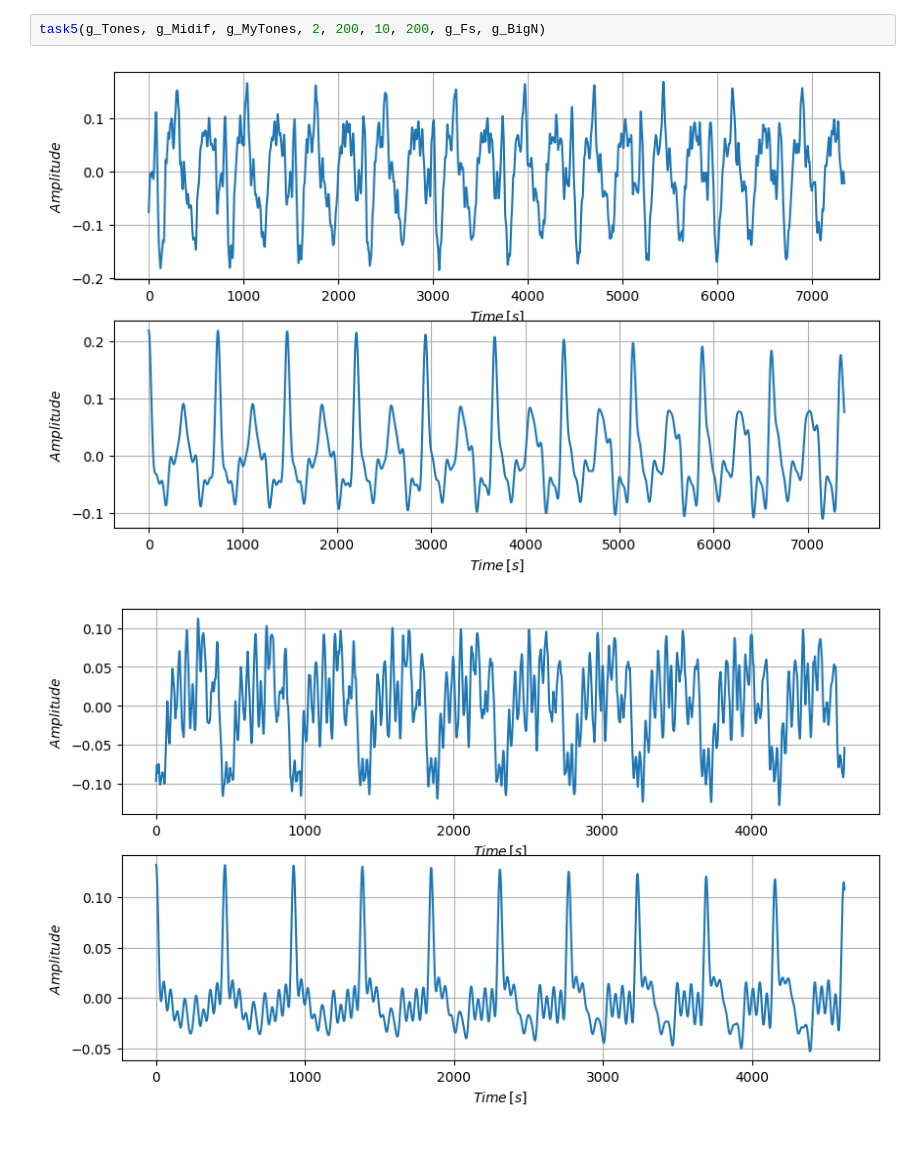
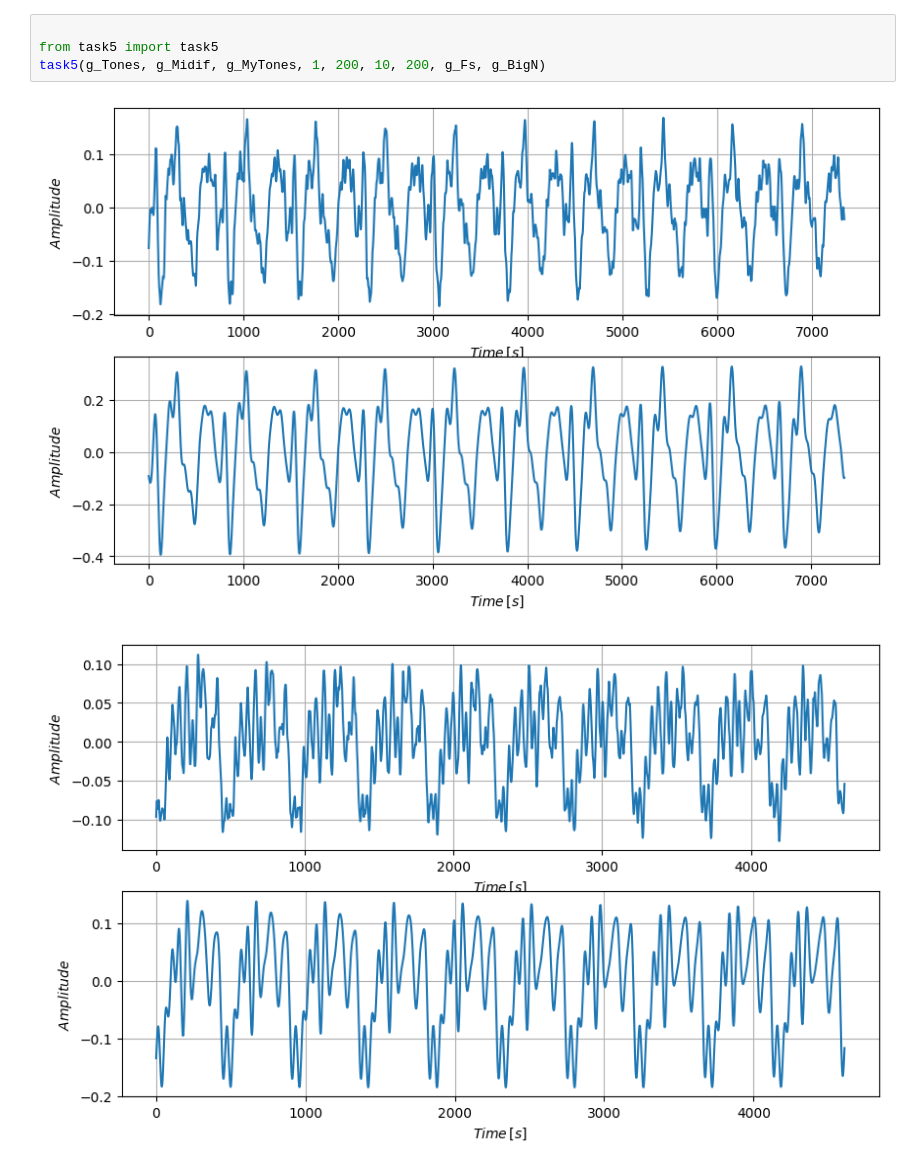
Before and after one commit to VileDeg/iss-project, a Jupyter notebook: src/xgonce00_e.ipynb, the cells around one changed output. Drawn from its saved outputs; the diff is of its cells as text.

```diff
--- a/src/xgonce00_e.ipynb
+++ b/src/xgonce00_e.ipynb
@@ -25,5 +37,7 @@ functions_set_tones(g_Tones)
 # %%
-task5(g_Tones, g_Midif, g_MyTones, 2, 200, 10, 200, g_Fs, g_BigN)
+
+from task5 import task5
+task5(g_Tones, g_Midif, g_MyTones, 1, 200, 10, 200, g_Fs, g_BigN)
 # %% [output]
-[figure, old version]
+[figure, new version]
-[figure, old version]
+[figure, new version]
```
Also changed, not shown: parts of 7 cells of this notebook, 26 other files.
